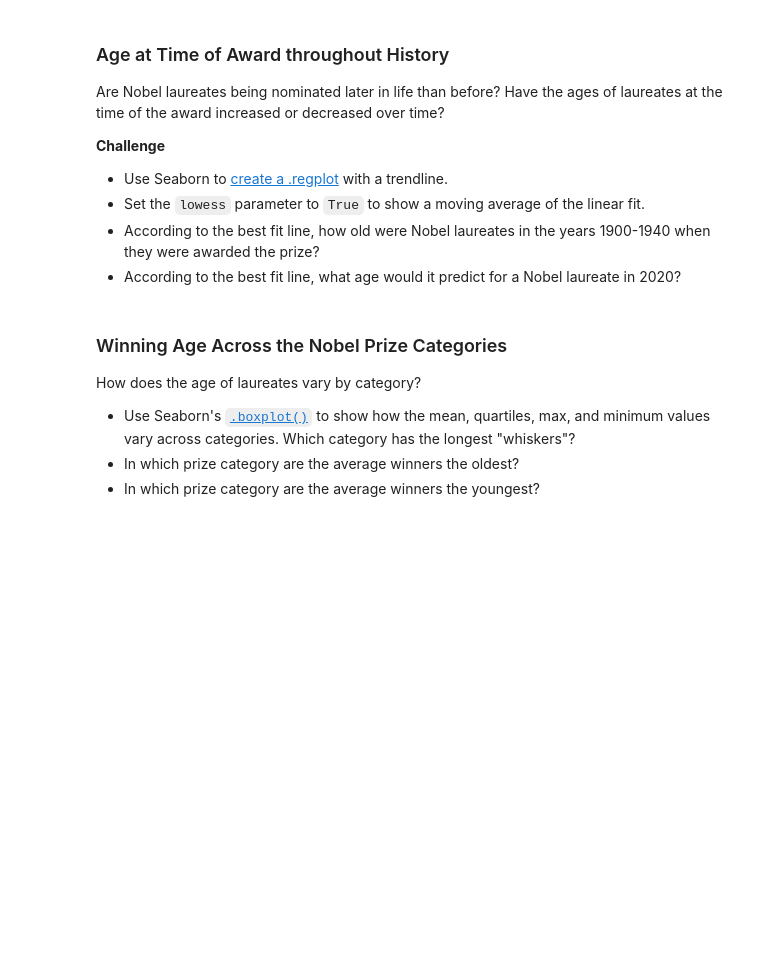
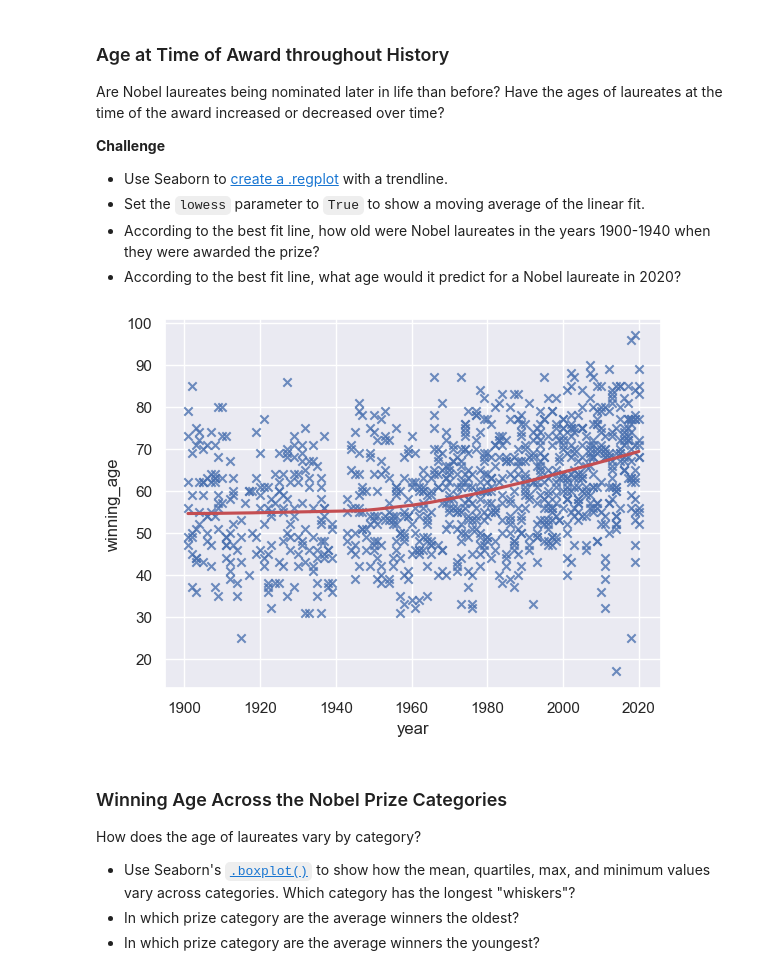
Before and after one commit to RafaelMoralesGallegos/100-days-of-Python, a Jupyter notebook: Day_79_Nobel_Prize/Nobel_Prize_Analysis.ipynb, the cells around one changed output. Cells and saved outputs as stored; diff of their text form; code cells hidden in the pictures; blank space fills up the shorter version.

```diff
--- a/Day_79_Nobel_Prize/Nobel_Prize_Analysis.ipynb
+++ b/Day_79_Nobel_Prize/Nobel_Prize_Analysis.ipynb
@@ -716,6 +776,14 @@ Are Nobel laureates being nominated later in life than before? Have the ages of
 * Set the `lowess` parameter to `True` to show a moving average of the linear fit.
 * According to the best fit line, how old were Nobel laureates in the years 1900-1940 when they were awarded the prize?
 * According to the best fit line, what age would it predict for a Nobel laureate in 2020?
+# %%
+sns.regplot(
+    df_data, x='year', y='winning_age', lowess=True,
+    marker="x", line_kws=dict(color="r"))
+
+plt.show()
+# %% [output]
+[figure, added]
 # %% [markdown]
 ### Winning Age Across the Nobel Prize Categories
 
```
Also changed, not shown: parts of 19 cells of this notebook, 1 other file.
